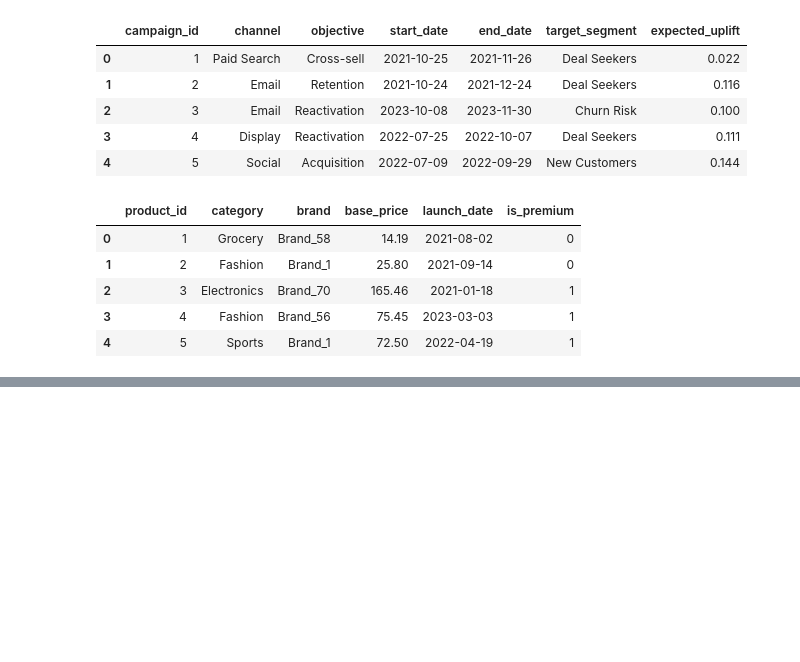
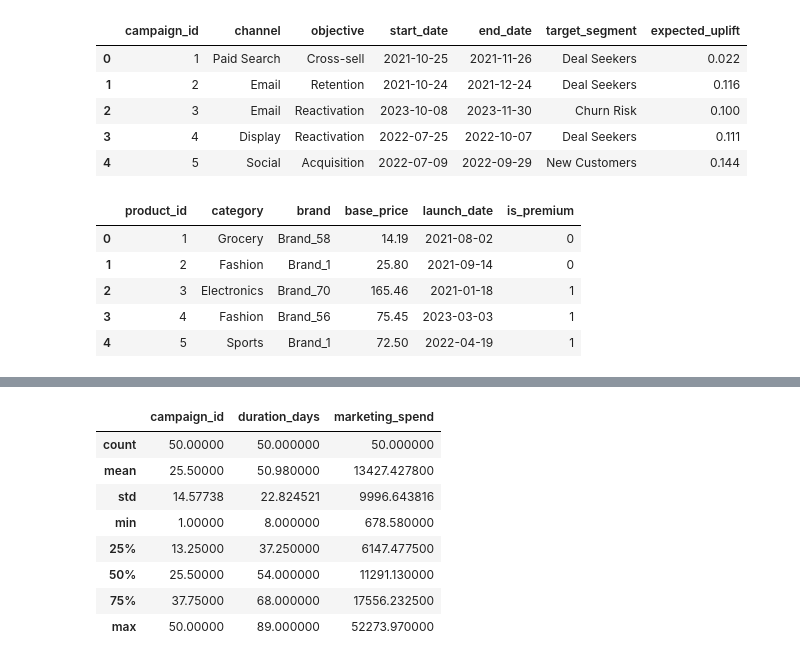
Before and after one commit to Tamoze/Marketing-Attribution-ROI-Dashboard, a Jupyter notebook: notebooks/03_attribution_analysis.ipynb, the cells around one changed output, grey strips where cells are left out. Saved outputs shown, nothing was run; the diff lists cells and outputs as text; code cells hidden in the pictures; blank space fills up the shorter version.

```diff
--- a/notebooks/03_attribution_analysis.ipynb
+++ b/notebooks/03_attribution_analysis.ipynb
@@ -1700,0 +1873,12 @@ The Star Schema serves as the foundation for the Power BI dashboard, enabling:
+# %%
+DimCampaignSpend.describe()
+# %% [output]
+|  | campaign_id | duration_days | marketing_spend |
+| count | 50.00000 | 50.000000 | 50.000000 |
+| mean | 25.50000 | 50.980000 | 13427.427800 |
+| std | 14.57738 | 22.824521 | 9996.643816 |
+| min | 1.00000 | 8.000000 | 678.580000 |
+| 25% | 13.25000 | 37.250000 | 6147.477500 |
+| 50% | 25.50000 | 54.000000 | 11291.130000 |
+| 75% | 37.75000 | 68.000000 | 17556.232500 |
+| max | 50.00000 | 89.000000 | 52273.970000 |
```
Also changed, not shown: parts of 14 cells of this notebook.
